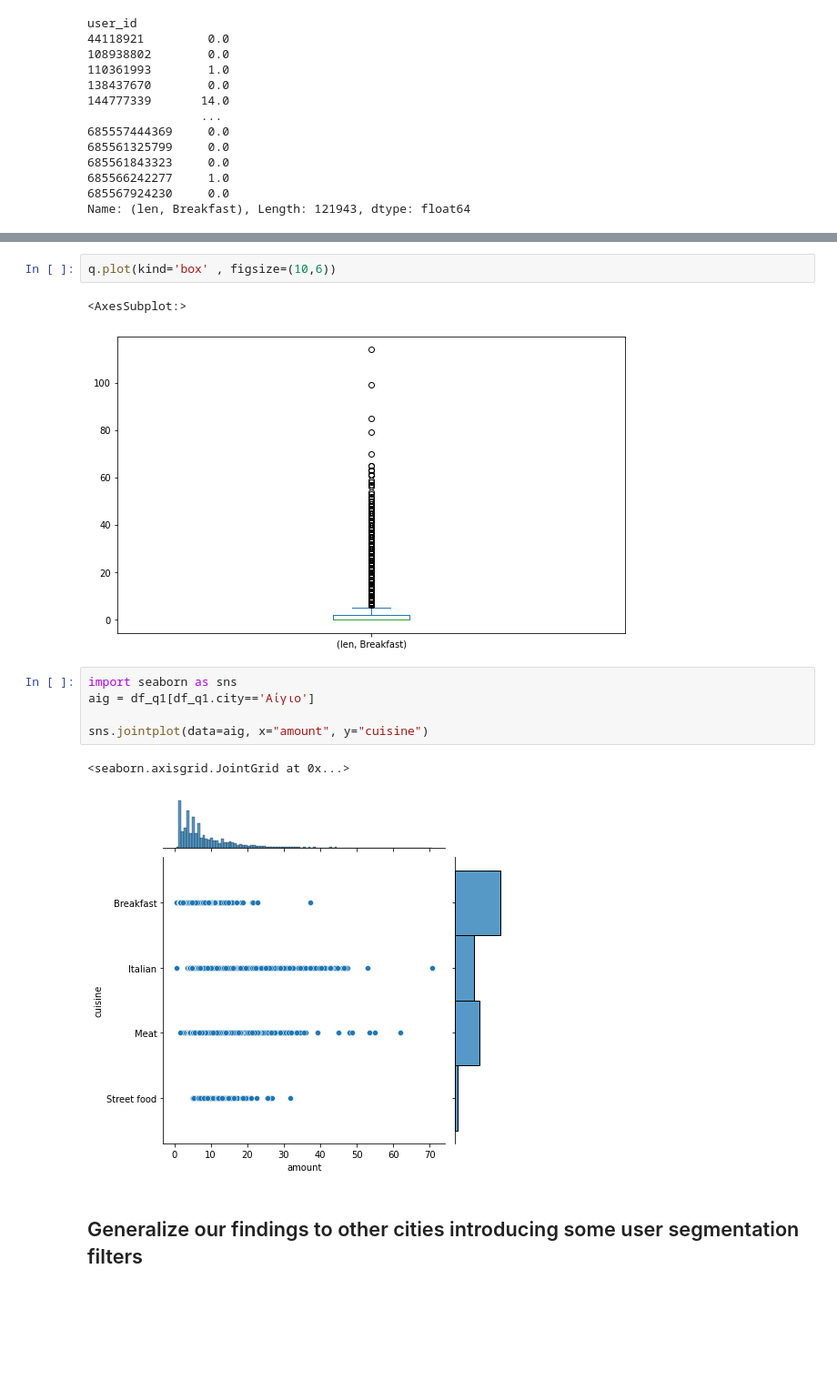
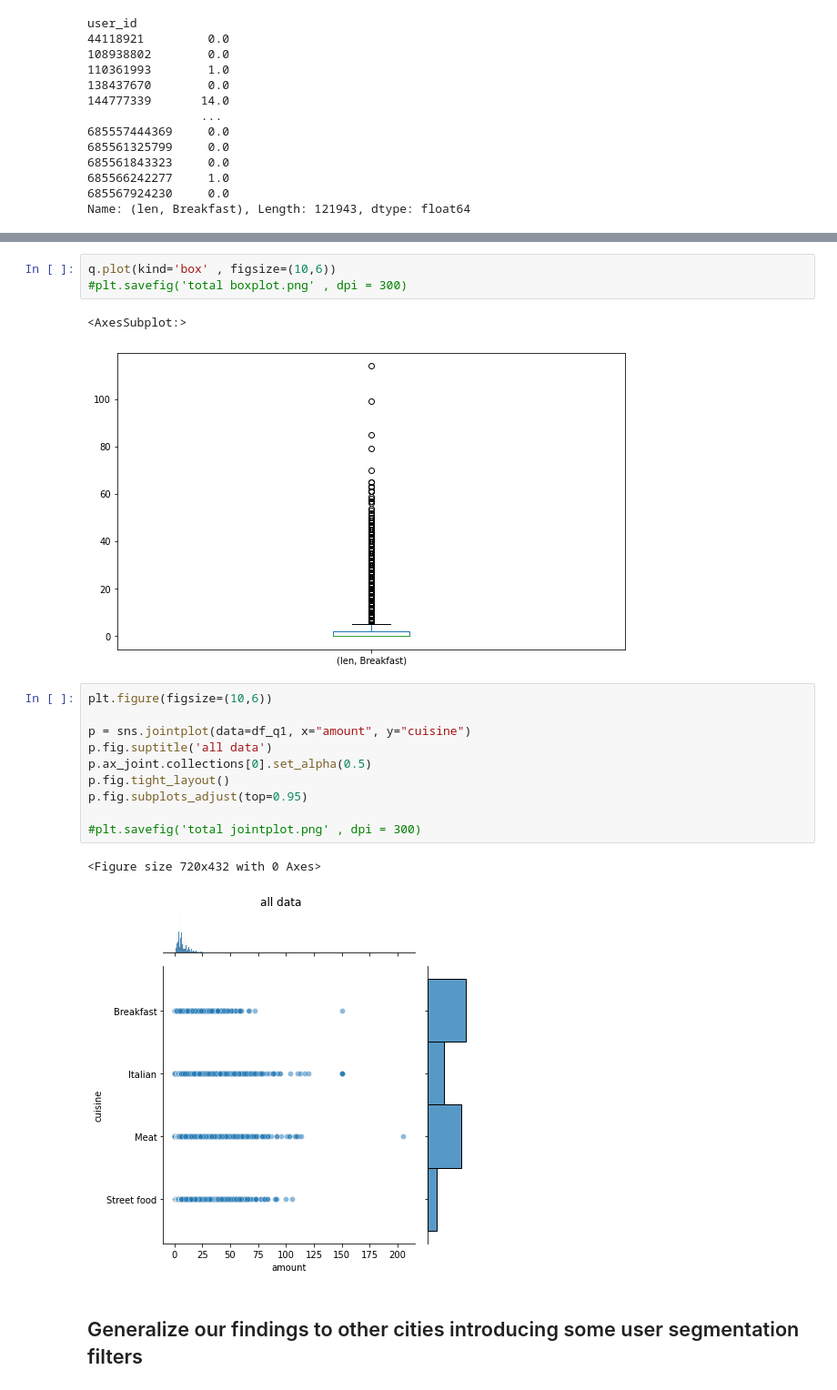
Before and after one commit to terry07/MarketAnalysis_test, a Jupyter notebook: Analyze Users/Segment_users.ipynb, the cells around one changed output, grey strips where cells are left out. Shown at 91% size. Saved outputs shown, nothing was run; the diff lists cells and outputs as text; blank space fills up the shorter version.

```diff
--- a/Analyze Users/Segment_users.ipynb
+++ b/Analyze Users/Segment_users.ipynb
@@ -159,16 +148,22 @@ Name: (len, Breakfast), Length: 121943, dtype: float64
 # %%
 q.plot(kind='box' , figsize=(10,6))
+#plt.savefig('total boxplot.png' , dpi = 300)
 # %% [output]
 <AxesSubplot:>
 [figure]
-# %%
-import seaborn as sns
-aig = df_q1[df_q1.city=='Αίγιο']
-
-sns.jointplot(data=aig, x="amount", y="cuisine")
-# %% [output]
-<seaborn.axisgrid.JointGrid at 0x...>
-[figure, removed]
+# %%
+plt.figure(figsize=(10,6))
+
+p = sns.jointplot(data=df_q1, x="amount", y="cuisine")
+p.fig.suptitle('all data')
+p.ax_joint.collections[0].set_alpha(0.5)
+p.fig.tight_layout()
+p.fig.subplots_adjust(top=0.95)
+
+#plt.savefig('total jointplot.png' , dpi = 300)
+# %% [output]
+<Figure size 720x432 with 0 Axes>
+[figure, added]
 # %% [markdown]
 ## Generalize our findings to other cities introducing some user segmentation filters
 # %%
```
Also changed, not shown: parts of 18 cells of this notebook.
